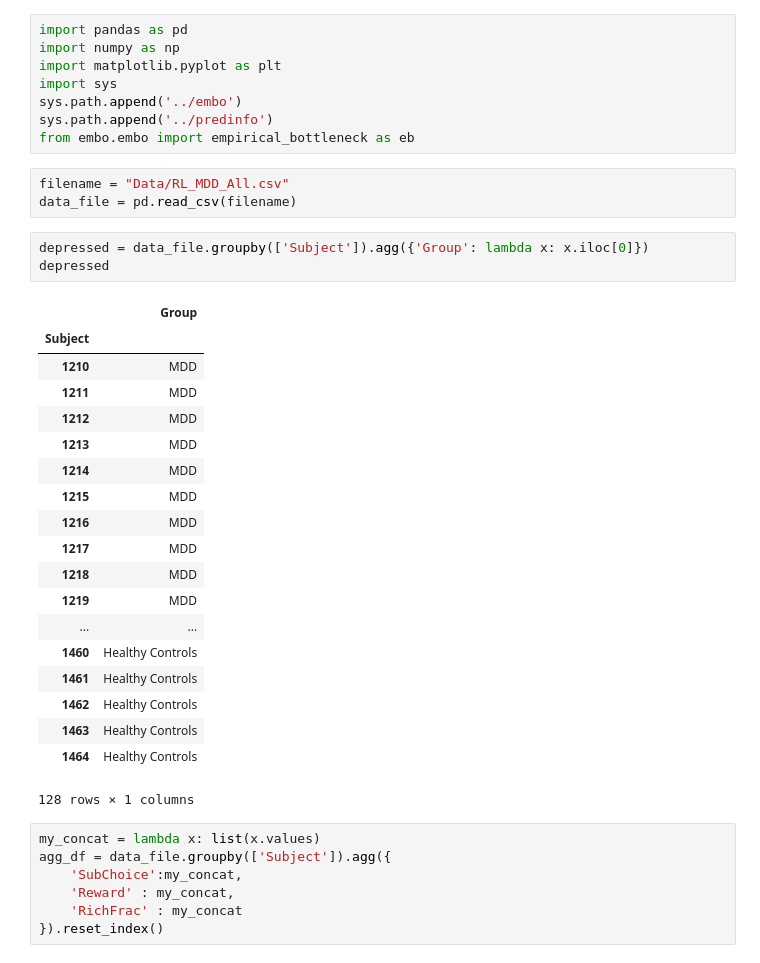
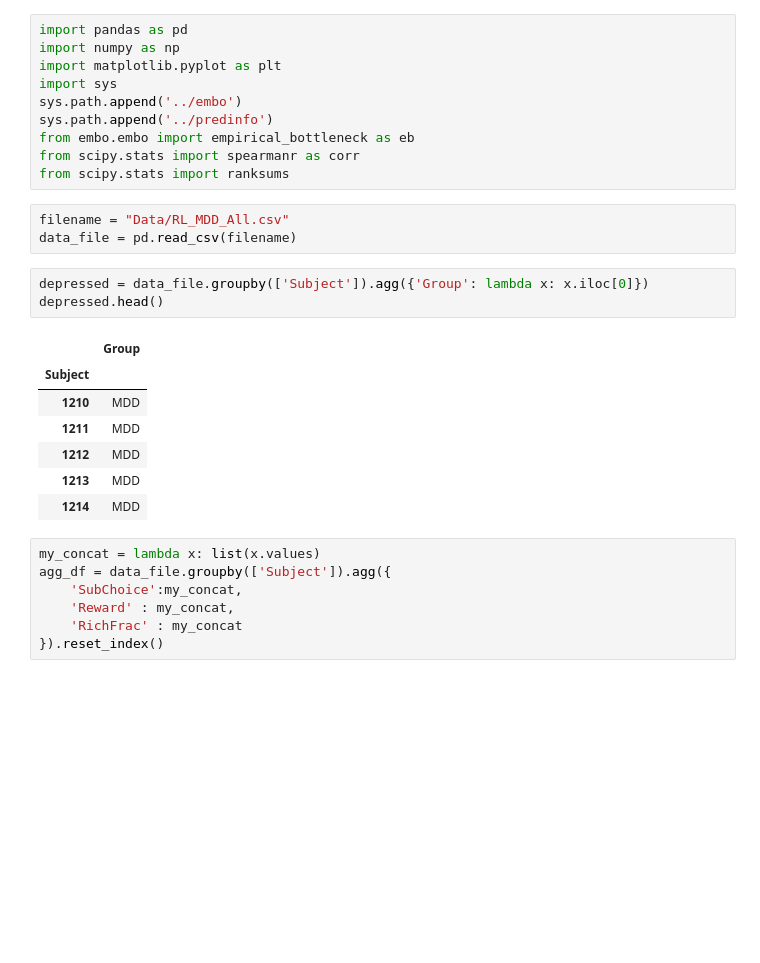
Before and after one commit to alsfilip/Empirical_Information_Bottleneck, a Jupyter notebook: RL_MDD/MDD_analysis.ipynb, the cells around one changed output. Drawn from its saved outputs; the diff is of its cells as text; blank space fills up the shorter version.

```diff
--- a/RL_MDD/MDD_analysis.ipynb
+++ b/RL_MDD/MDD_analysis.ipynb
@@ -6,32 +6,22 @@ import sys
 sys.path.append('../embo')
 sys.path.append('../predinfo')
 from embo.embo import empirical_bottleneck as eb
+from scipy.stats import spearmanr as corr
+from scipy.stats import ranksums
 # %%
 filename = "Data/RL_MDD_All.csv"
 data_file = pd.read_csv(filename)
 # %%
 depressed = data_file.groupby(['Subject']).agg({'Group': lambda x: x.iloc[0]})
-depressed
+depressed.head()
 # %% [output]
 |  | Group |
 | Subject |  |
 | 1210 | MDD |
 | 1211 | MDD |
 | 1212 | MDD |
 | 1213 | MDD |
 | 1214 | MDD |
-| 1215 | MDD |
-| 1216 | MDD |
-| 1217 | MDD |
-| 1218 | MDD |
-| 1219 | MDD |
-| ... | ... |
-| 1460 | Healthy Controls |
-| 1461 | Healthy Controls |
-| 1462 | Healthy Controls |
-| 1463 | Healthy Controls |
-| 1464 | Healthy Controls |
-128 rows × 1 columns
 # %%
 my_concat = lambda x: list(x.values)
 agg_df = data_file.groupby(['Subject']).agg({
```
Also changed, not shown: parts of 18 cells of this notebook, 1 other file.
